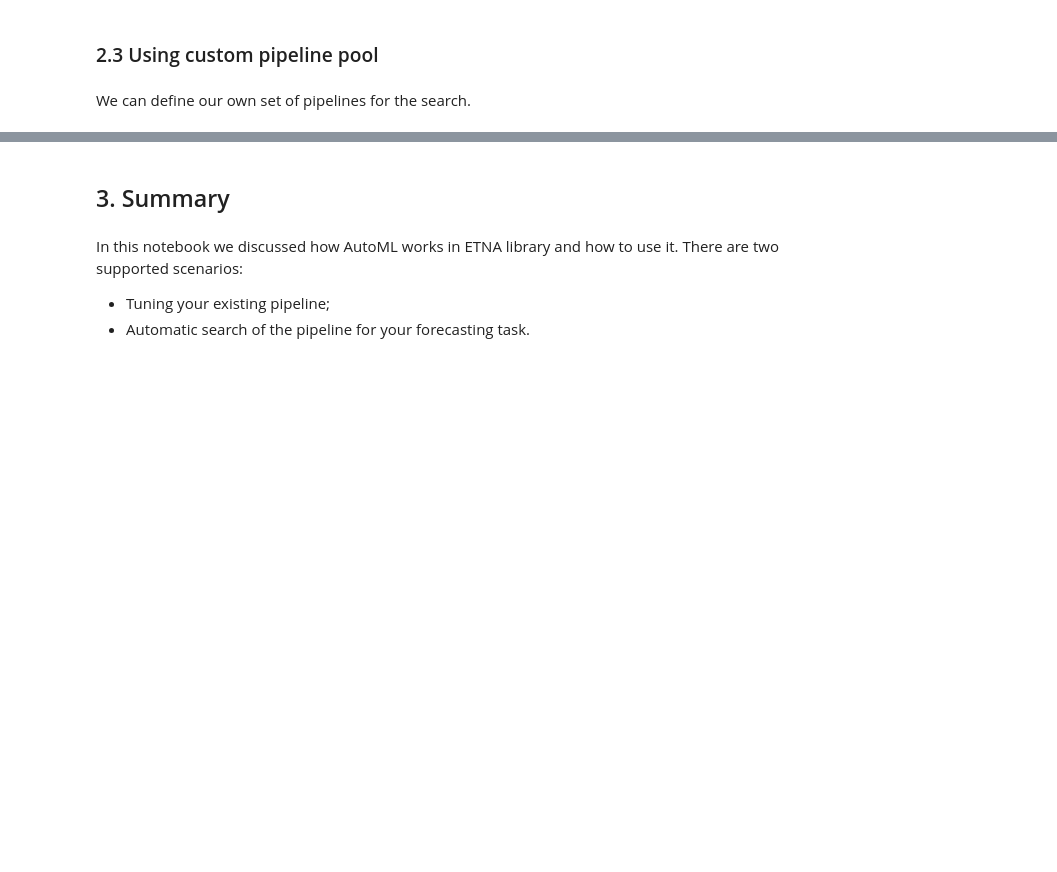
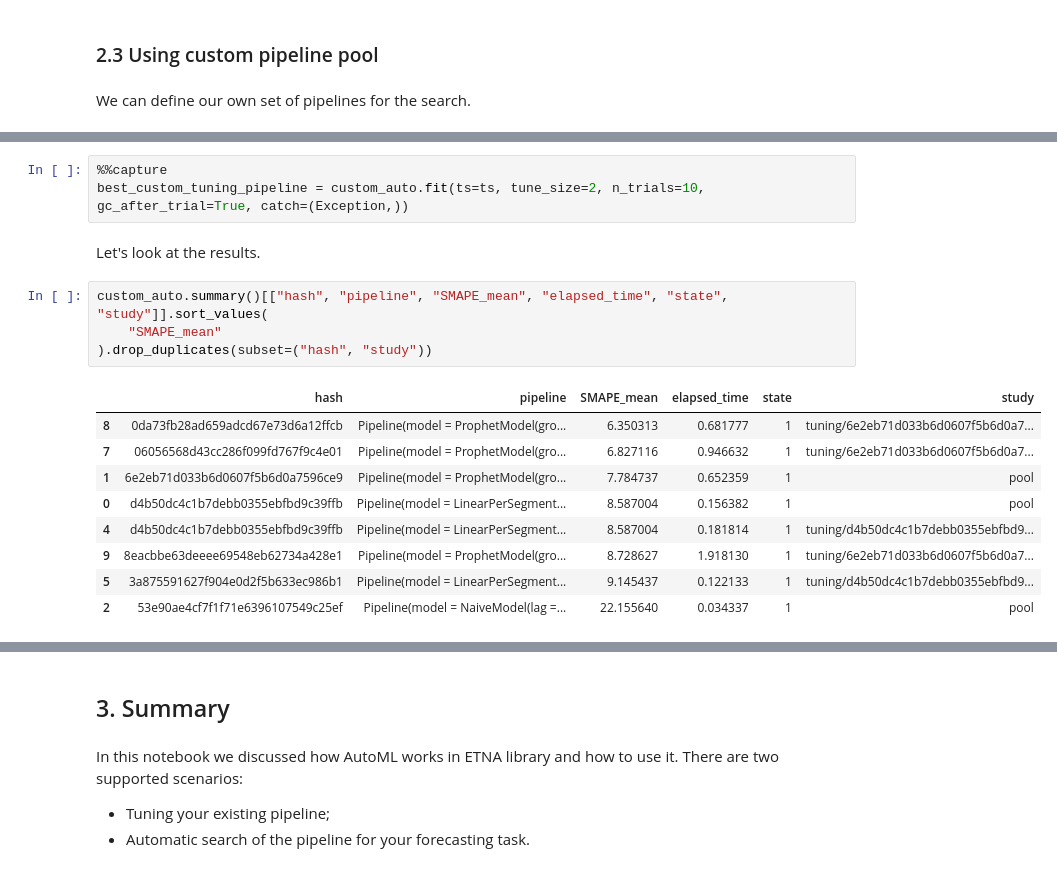
Before and after one commit to etna-team/etna, a Jupyter notebook: examples/205-automl.ipynb, the cells around one changed output, grey strips where cells are left out. Drawn from its saved outputs; the diff is of its cells as text; blank space fills up the shorter version.

```diff
--- a/examples/205-automl.ipynb
+++ b/examples/205-automl.ipynb
@@ -475,0 +473,19 @@ auto.summary()[["hash", "pipeline", "SMAPE_mean", "state", "study"]].sort_values
+# %%
+%%capture
+best_custom_tuning_pipeline = custom_auto.fit(ts=ts, tune_size=2, n_trials=10, gc_after_trial=True, catch=(Exception,))
+# %% [markdown]
+Let's look at the results.
+# %%
+custom_auto.summary()[["hash", "pipeline", "SMAPE_mean", "elapsed_time", "state", "study"]].sort_values(
+    "SMAPE_mean"
+).drop_duplicates(subset=("hash", "study"))
+# %% [output]
+|  | hash | pipeline | SMAPE_mean | elapsed_time | state | study |
+| 8 | 0da73fb28ad659adcd67e73d6a12ffcb | Pipeline(model = ProphetModel(gro... | 6.350313 | 0.681777 | 1 | tuning/6e2eb71d033b6d0607f5b6d0a7... |
+| 7 | 06056568d43cc286f099fd767f9c4e01 | Pipeline(model = ProphetModel(gro... | 6.827116 | 0.946632 | 1 | tuning/6e2eb71d033b6d0607f5b6d0a7... |
+| 1 | 6e2eb71d033b6d0607f5b6d0a7596ce9 | Pipeline(model = ProphetModel(gro... | 7.784737 | 0.652359 | 1 | pool |
+| 0 | d4b50dc4c1b7debb0355ebfbd9c39ffb | Pipeline(model = LinearPerSegment... | 8.587004 | 0.156382 | 1 | pool |
+| 4 | d4b50dc4c1b7debb0355ebfbd9c39ffb | Pipeline(model = LinearPerSegment... | 8.587004 | 0.181814 | 1 | tuning/d4b50dc4c1b7debb0355ebfbd9... |
+| 9 | 8eacbbe63deeee69548eb62734a428e1 | Pipeline(model = ProphetModel(gro... | 8.728627 | 1.918130 | 1 | tuning/6e2eb71d033b6d0607f5b6d0a7... |
+| 5 | 3a875591627f904e0d2f5b633ec986b1 | Pipeline(model = LinearPerSegment... | 9.145437 | 0.122133 | 1 | tuning/d4b50dc4c1b7debb0355ebfbd9... |
+| 2 | 53e90ae4cf7f1f71e6396107549c25ef | Pipeline(model = NaiveModel(lag =... | 22.155640 | 0.034337 | 1 | pool |
```
Also changed, not shown: parts of 32 cells of this notebook, 12 other files.
